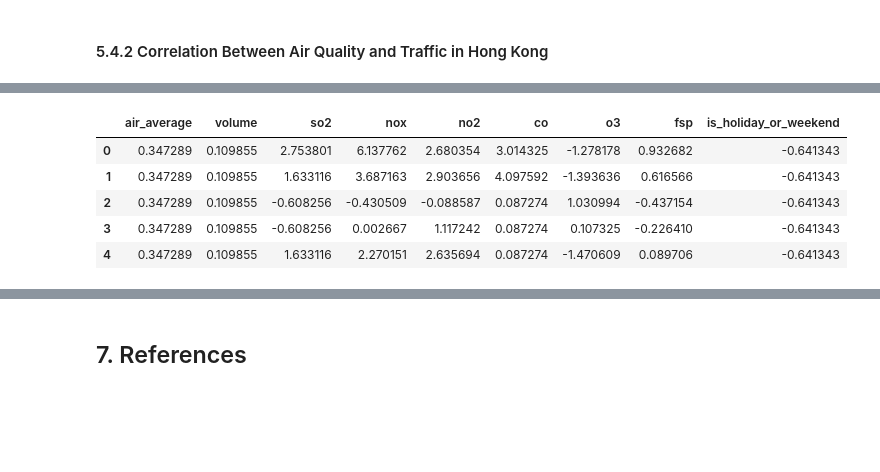
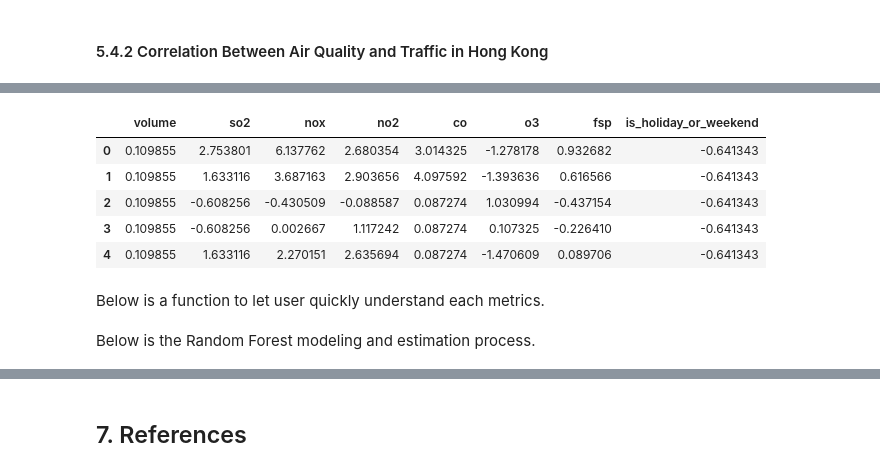
Before and after one commit to linxianying/G12_GuidedProject, a Jupyter notebook: traffic_air_sg.ipynb, the cells around one changed output, grey strips where cells are left out. Cells and saved outputs as stored; diff of their text form; code cells hidden in the pictures; blank space fills up the shorter version.

```diff
--- a/traffic_air_sg.ipynb
+++ b/traffic_air_sg.ipynb
@@ -1999,3 +2003,8 @@ full_hk_traffic_air_df.head()
+# %%
+# set the threshold for sd
+std_dev_threshold = full_hk_traffic_air_df['std_dev'].mean()
+
+full_hk_traffic_air_df = full_hk_traffic_air_df[full_hk_traffic_air_df['std_dev'] <= std_dev_threshold]
 # %% [markdown]
 ### 5.3 Exploratory Data Analysis (EDA) Snapshot of Hong Kong
 # %% [markdown]
@@ -2076,4 +2082,0 @@ plt.show()
-# %%
-merge_hk_traffic_air_df = pd.merge(hk_average_air_quality_df, hk_full_traffic_df, on=['date', 'time'] )
-merge_hk_traffic_air_df = merge_hk_traffic_air_df.rename(columns={'time': 'hour'})
-full_hk_traffic_air_df = pd.merge(merge_hk_traffic_air_df, hk_air_pollutants_df, on=['date', 'hour'])
@@ -2225,20 +2222,22 @@ plt.show()
 # %%
-# Drop irrelevant columns for feature importance analysis
+# remove irrelevant columns for feature importance analysis
 df_clean = full_hk_traffic_air_df.drop(columns=['date', 'detector_id', 'direction', 'lane_id', 'valid',
-                                                'station','std_dev','speed','valid','occupancy','hour'])
+                                                'station','std_dev','speed','valid','occupancy','hour','air_average'])
 
-# Identify the numerical columns to standardize
+# numerical columns
 numeric_columns = df_clean.select_dtypes(include=['float64', 'int64']).columns
 
-# Standardize the numerical columns
+# standardize the numerical columns
 scaler = StandardScaler()
 df_clean[numeric_columns] = scaler.fit_transform(df_clean[numeric_columns])
 
 df_clean.head()
 # %% [output]
-|  | air_average | volume | so2 | nox | no2 | co | o3 | fsp | is_holiday_or_weekend |
-| 0 | 0.347289 | 0.109855 | 2.753801 | 6.137762 | 2.680354 | 3.014325 | -1.278178 | 0.932682 | -0.641343 |
-| 1 | 0.347289 | 0.109855 | 1.633116 | 3.687163 | 2.903656 | 4.097592 | -1.393636 | 0.616566 | -0.641343 |
-| 2 | 0.347289 | 0.109855 | -0.608256 | -0.430509 | -0.088587 | 0.087274 | 1.030994 | -0.437154 | -0.641343 |
-| 3 | 0.347289 | 0.109855 | -0.608256 | 0.002667 | 1.117242 | 0.087274 | 0.107325 | -0.226410 | -0.641343 |
-| 4 | 0.347289 | 0.109855 | 1.633116 | 2.270151 | 2.635694 | 0.087274 | -1.470609 | 0.089706 | -0.641343 |
+|  | volume | so2 | nox | no2 | co | o3 | fsp | is_holiday_or_weekend |
+| 0 | 0.109855 | 2.753801 | 6.137762 | 2.680354 | 3.014325 | -1.278178 | 0.932682 | -0.641343 |
+| 1 | 0.109855 | 1.633116 | 3.687163 | 2.903656 | 4.097592 | -1.393636 | 0.616566 | -0.641343 |
+| 2 | 0.109855 | -0.608256 | -0.430509 | -0.088587 | 0.087274 | 1.030994 | -0.437154 | -0.641343 |
+| 3 | 0.109855 | -0.608256 | 0.002667 | 1.117242 | 0.087274 | 0.107325 | -0.226410 | -0.641343 |
+| 4 | 0.109855 | 1.633116 | 2.270151 | 2.635694 | 0.087274 | -1.470609 | 0.089706 | -0.641343 |
+# %% [markdown]
+</p>Below is a function to let user quickly understand each metrics.</p>
@@ -2245 +2277,3 @@ df_clean.head()
+# %% [markdown]
+</p>Below is the Random Forest modeling and estimation process.</p>
 # %%
```
Also changed, not shown: parts of 32 cells of this notebook.
